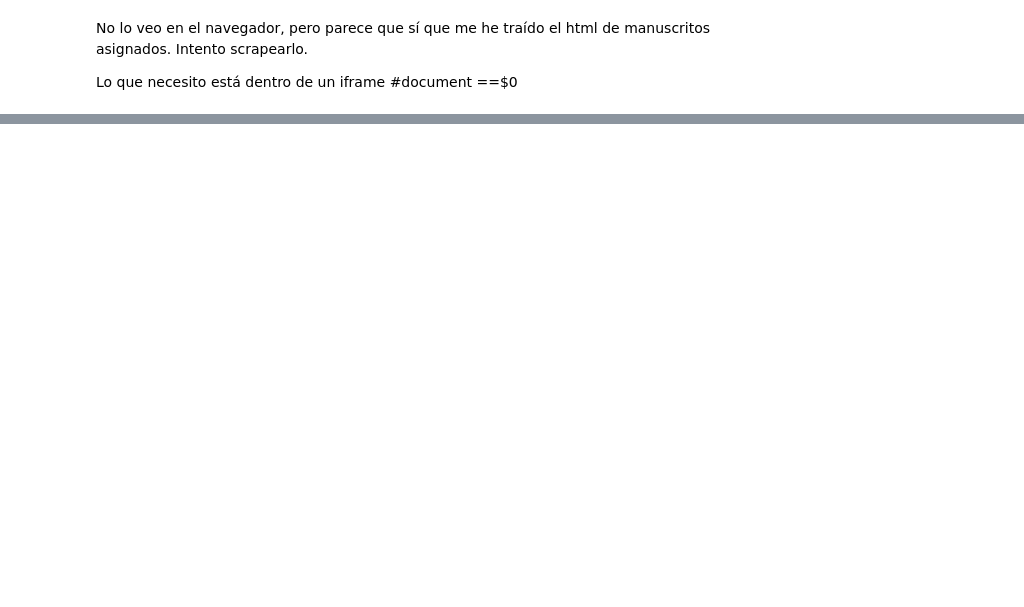
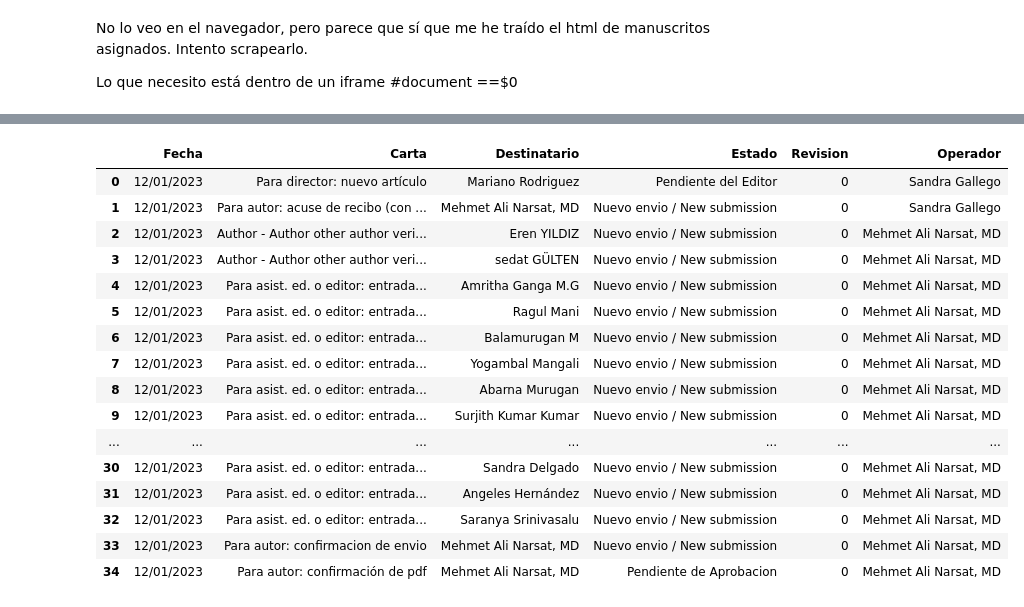
Before and after one commit to hormigo69/editorial_manager, a Jupyter notebook: scrap_em_v3.ipynb, the cells around one changed output, grey strips where cells are left out. Cells and saved outputs as stored; diff of their text form; code cells hidden in the pictures; blank space fills up the shorter version.

```diff
--- a/scrap_em_v3.ipynb
+++ b/scrap_em_v3.ipynb
@@ -273,0 +307,46 @@ df_asignados.to_excel('asignados.xlsx', index=False)
+# %%
+#There are two tables in the class= 'datatable' in the body
+#scrap the second table
+
+data = []
+
+numero_manuscrito =
+
+soup = BeautifulSoup(body, 'html.parser')
+table = soup.find_all('table', class_='datatable')[1]
+#print(table)
+
+rows = table.find_all("tr")
+
+for row in rows:
+    cells = row.find_all("td")
+    if len(cells)>0:
+        fecha = cells[0].text.strip()
+        carta = cells[1].text.strip()
+        destinatario = cells[2].text.strip()
+        estado = cells[3].text.strip()
+        revision = cells[4].text.strip()
+        operador = cells[5].text.strip()
+
+        data.append({"Fecha": fecha, "Carta": carta, "Destinatario": destinatario, "Estado": estado, "Revision": revision, "Operador": operador})
+
+df = pd.DataFrame.from_dict(data)
+df
+# %% [output]
+|  | Fecha | Carta | Destinatario | Estado | Revision | Operador |
+| 0 | 12/01/2023 | Para director: nuevo artículo | Mariano Rodriguez | Pendiente del Editor | 0 | Sandra Gallego |
+| 1 | 12/01/2023 | Para autor: acuse de recibo (con ... | Mehmet Ali Narsat, MD | Nuevo envio / New submission | 0 | Sandra Gallego |
+| 2 | 12/01/2023 | Author - Author other author veri... | Eren YILDIZ | Nuevo envio / New submission | 0 | Mehmet Ali Narsat, MD |
+| 3 | 12/01/2023 | Author - Author other author veri... | sedat GÜLTEN | Nuevo envio / New submission | 0 | Mehmet Ali Narsat, MD |
+| 4 | 12/01/2023 | Para asist. ed. o editor: entrada... | Amritha Ganga M.G | Nuevo envio / New submission | 0 | Mehmet Ali Narsat, MD |
+| 5 | 12/01/2023 | Para asist. ed. o editor: entrada... | Ragul Mani | Nuevo envio / New submission | 0 | Mehmet Ali Narsat, MD |
+| 6 | 12/01/2023 | Para asist. ed. o editor: entrada... | Balamurugan M | Nuevo envio / New submission | 0 | Mehmet Ali Narsat, MD |
+| 7 | 12/01/2023 | Para asist. ed. o editor: entrada... | Yogambal Mangali | Nuevo envio / New submission | 0 | Mehmet Ali Narsat, MD |
+| 8 | 12/01/2023 | Para asist. ed. o editor: entrada... | Abarna Murugan | Nuevo envio / New submission | 0 | Mehmet Ali Narsat, MD |
+| 9 | 12/01/2023 | Para asist. ed. o editor: entrada... | Surjith Kumar Kumar | Nuevo envio / New submission | 0 | Mehmet Ali Narsat, MD |
+| ... | ... | ... | ... | ... | ... | ... |
+| 30 | 12/01/2023 | Para asist. ed. o editor: entrada... | Sandra Delgado | Nuevo envio / New submission | 0 | Mehmet Ali Narsat, MD |
+| 31 | 12/01/2023 | Para asist. ed. o editor: entrada... | Angeles Hernández | Nuevo envio / New submission | 0 | Mehmet Ali Narsat, MD |
+| 32 | 12/01/2023 | Para asist. ed. o editor: entrada... | Saranya Srinivasalu | Nuevo envio / New submission | 0 | Mehmet Ali Narsat, MD |
+| 33 | 12/01/2023 | Para autor: confirmacion de envio | Mehmet Ali Narsat, MD | Nuevo envio / New submission | 0 | Mehmet Ali Narsat, MD |
+| 34 | 12/01/2023 | Para autor: confirmación de pdf | Mehmet Ali Narsat, MD | Pendiente de Aprobacion | 0 | Mehmet Ali Narsat, MD |
```
Also changed, not shown: parts of 12 cells of this notebook, 1 other file.
